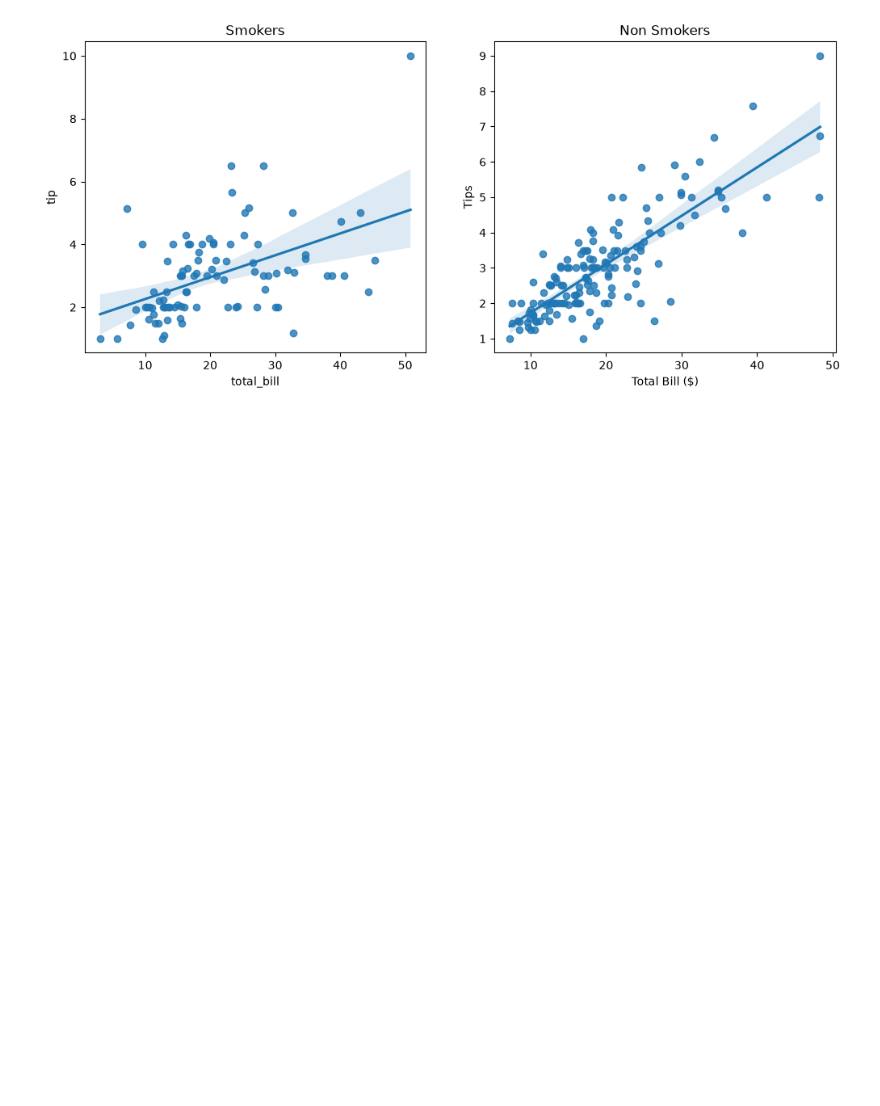
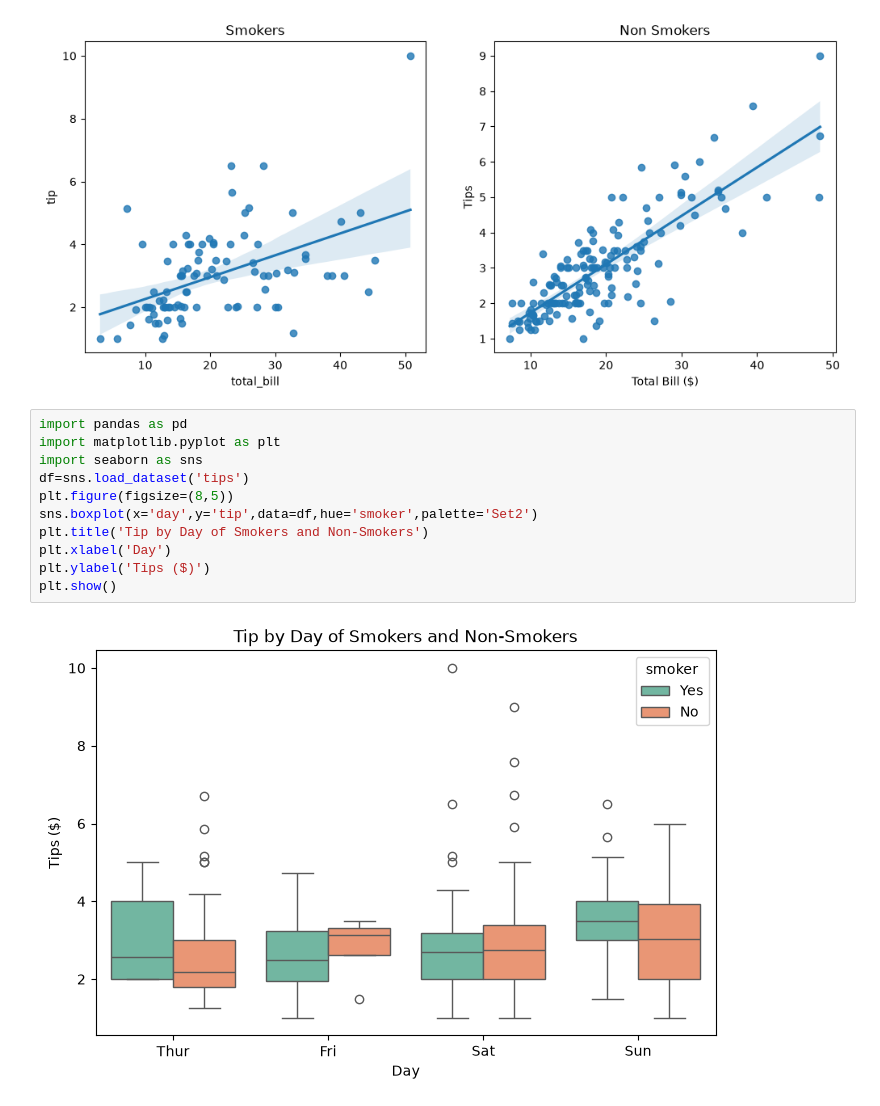
Before and after one commit to akshara1217/da-ml-journey, a Jupyter notebook: _seaborn_tips.ipynb, the cells around one changed output. Cells and saved outputs as stored; diff of their text form; blank space fills up the shorter version.

```diff
--- a/_seaborn_tips.ipynb
+++ b/_seaborn_tips.ipynb
@@ -64,3 +64,16 @@ plt.ylabel('Tips')
 plt.show()
 # %% [output]
 [figure]
+# %%
+import pandas as pd
+import matplotlib.pyplot as plt
+import seaborn as sns
+df=sns.load_dataset('tips')
+plt.figure(figsize=(8,5))
+sns.boxplot(x='day',y='tip',data=df,hue='smoker',palette='Set2')
+plt.title('Tip by Day of Smokers and Non-Smokers')
+plt.xlabel('Day')
+plt.ylabel('Tips ($)')
+plt.show()
+# %% [output]
+[figure, added]
```
Also changed, not shown: parts of 3 cells of this notebook, 1 other file.
